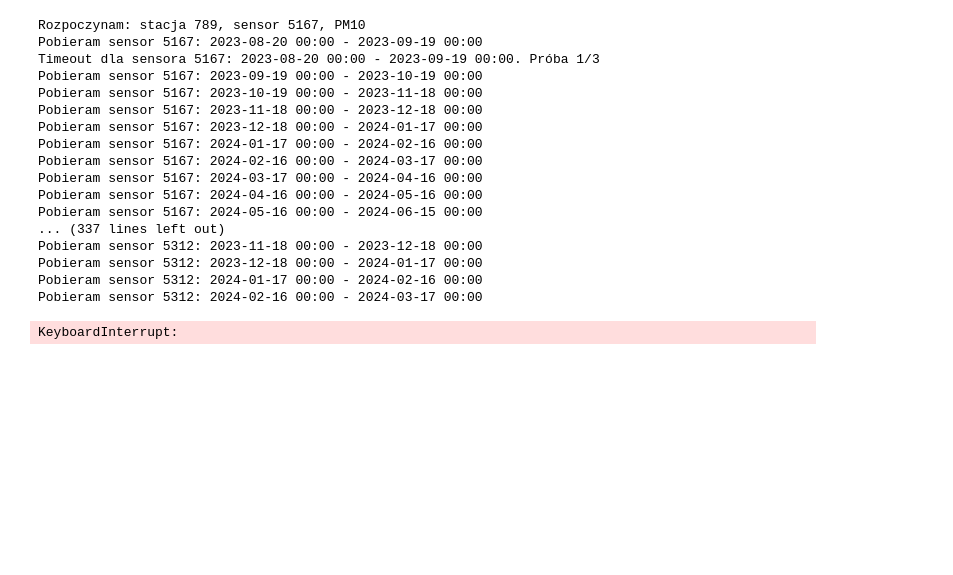
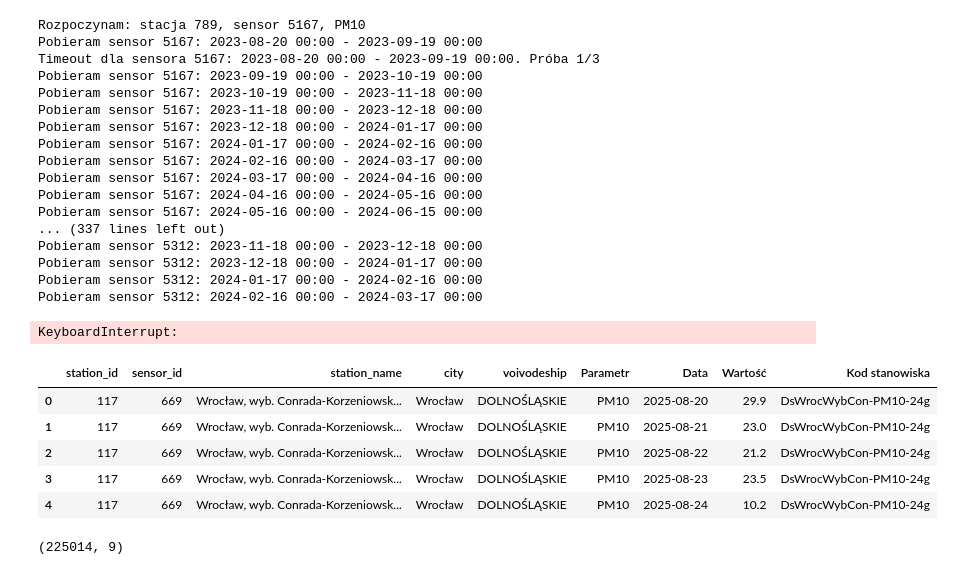
Before and after one commit to sopaula/smogcast, a Jupyter notebook: notebooks/02_gios_data.ipynb, the cells around one changed output. Drawn from its saved outputs; the diff is of its cells as text; code cells hidden in the pictures; blank space fills up the shorter version.

Commit message:
extend timeseries data ingestion

```diff
--- a/notebooks/gios_data.ipynb
+++ b/notebooks/02_gios_data.ipynb
@@ -475,0 +485,22 @@ KeyboardInterrupt:
+# %%
+CURRENT_GIOS_PATH = "../data/raw/gios_pm_measurements_1y.parquet"
+OLDER_GIOS_PATH = "../data/raw/gios_pm_measurements_older.parquet"
+FULL_GIOS_PATH = "../data/raw/gios_pm_measurements_3y.parquet"
+
+DATE_FROM = "2023-08-20 00:00"
+DATE_TO = "2025-08-19 23:00"
+# %%
+current_gios = pd.read_parquet(CURRENT_GIOS_PATH)
+
+current_gios.head()
+# %% [output]
+|  | station_id | sensor_id | station_name | city | voivodeship | Parametr | Data | Wartość | Kod stanowiska |
+| 0 | 117 | 669 | Wrocław, wyb. Conrada-Korzeniowsk... | Wrocław | DOLNOŚLĄSKIE | PM10 | 2025-08-20 | 29.9 | DsWrocWybCon-PM10-24g |
+| 1 | 117 | 669 | Wrocław, wyb. Conrada-Korzeniowsk... | Wrocław | DOLNOŚLĄSKIE | PM10 | 2025-08-21 | 23.0 | DsWrocWybCon-PM10-24g |
+| 2 | 117 | 669 | Wrocław, wyb. Conrada-Korzeniowsk... | Wrocław | DOLNOŚLĄSKIE | PM10 | 2025-08-22 | 21.2 | DsWrocWybCon-PM10-24g |
+| 3 | 117 | 669 | Wrocław, wyb. Conrada-Korzeniowsk... | Wrocław | DOLNOŚLĄSKIE | PM10 | 2025-08-23 | 23.5 | DsWrocWybCon-PM10-24g |
+| 4 | 117 | 669 | Wrocław, wyb. Conrada-Korzeniowsk... | Wrocław | DOLNOŚLĄSKIE | PM10 | 2025-08-24 | 10.2 | DsWrocWybCon-PM10-24g |
+# %%
+current_gios.shape
+# %% [output]
+(225014, 9)
```
Also changed, not shown: parts of 16 cells of this notebook, 4 other files.
